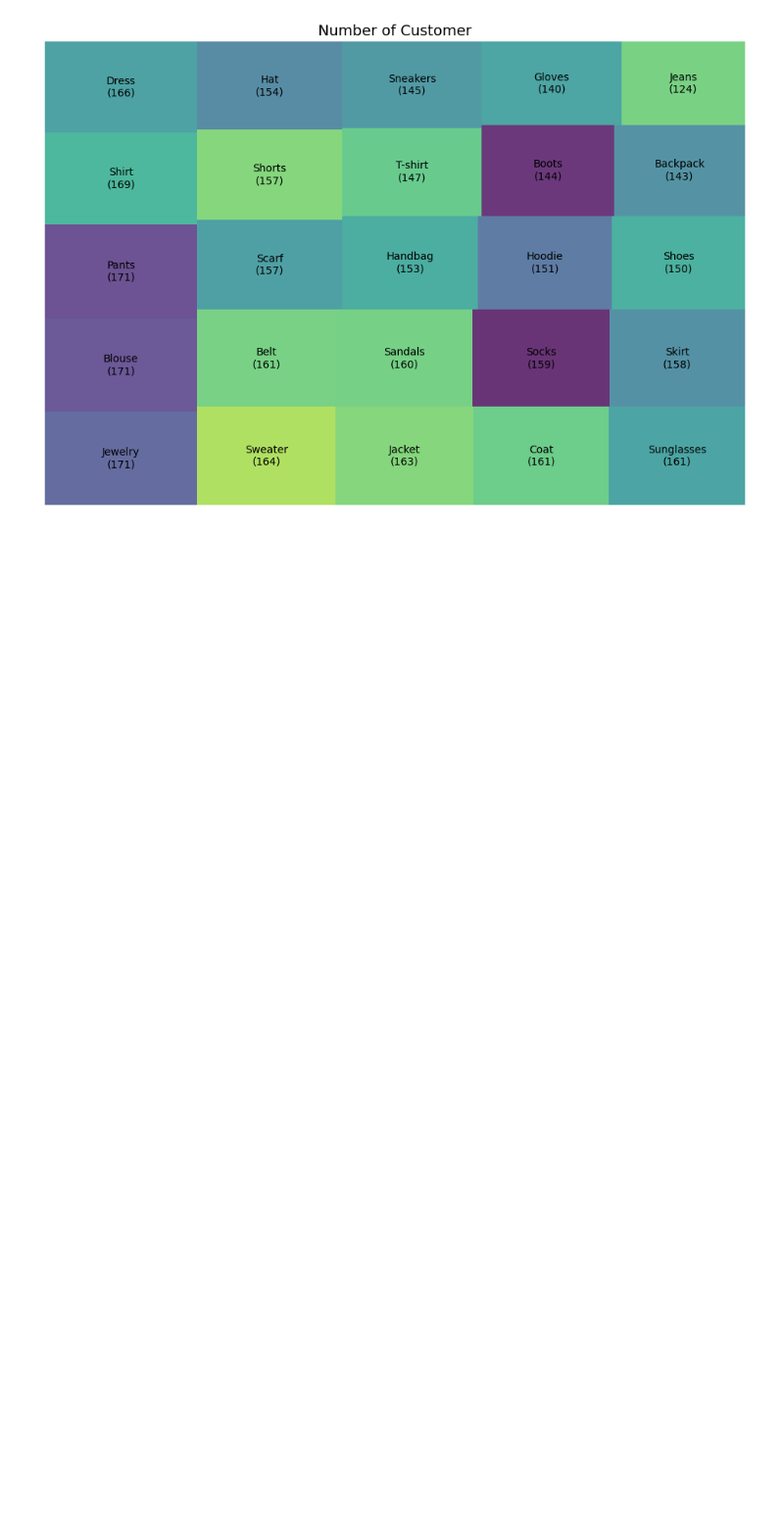
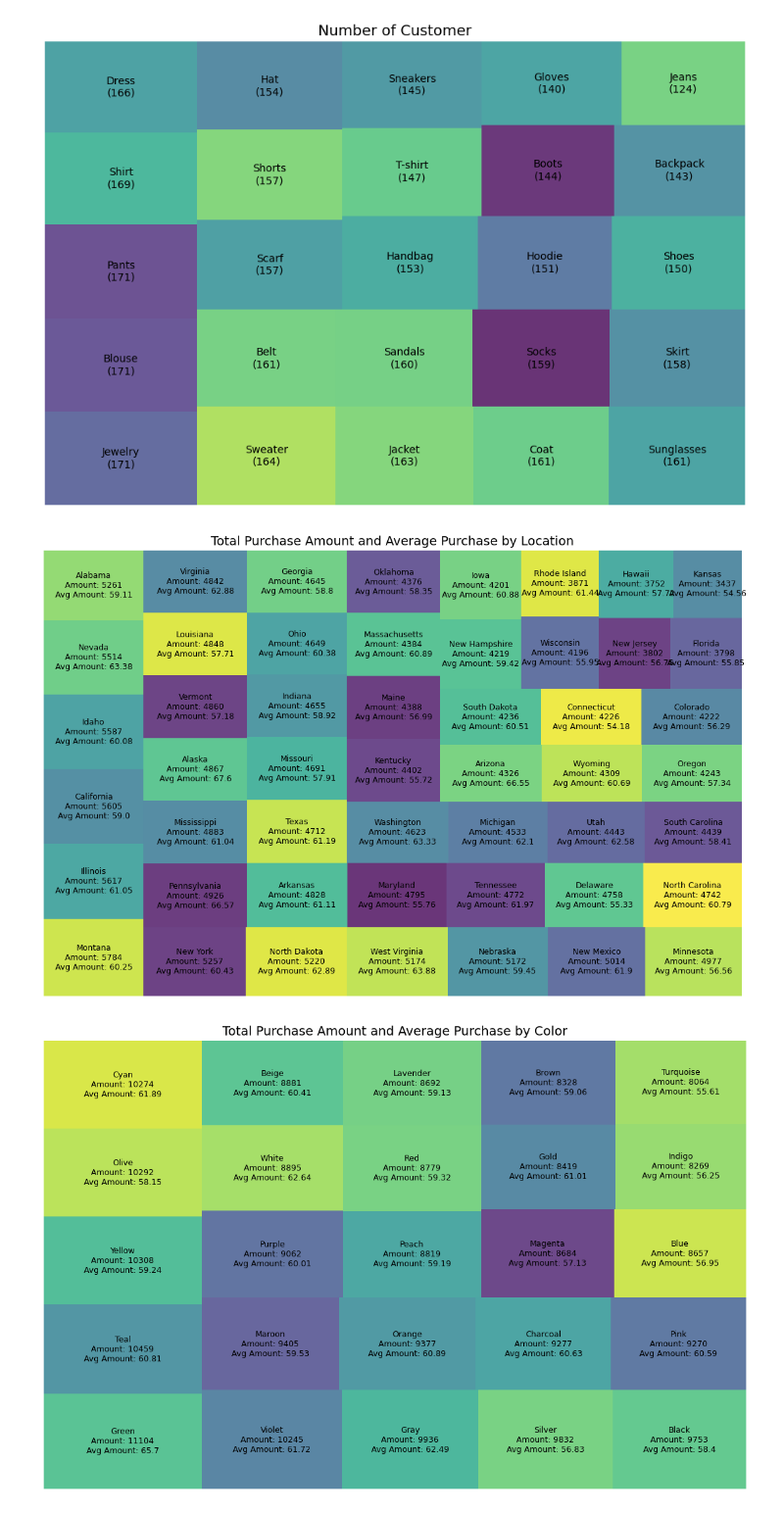
Before and after one commit to FlazeFy2/DS-Customer_Shopping, a Jupyter notebook: exploratory data analysis-tree.ipynb, the cells around one changed output. Shown: that part at 98% size. Drawn from its saved outputs; the diff is of its cells as text; code cells hidden in the pictures; blank space fills up the shorter version.

Commit message:
[DS] Exploratory Data Analysis (EDA) - Tree Map Total Purchase & Average Amount Per Context

```diff
--- a/exploratory data analysis-tree.ipynb
+++ b/exploratory data analysis-tree.ipynb
@@ -29,3 +29,49 @@ for dt in context_col:
 [figure]
 [figure]
 [figure]
+# %%
+import pandas as pd
+import matplotlib.pyplot as plt
+import squarify
+
+# Exploratory Data Analysis (EDA) - Tree Map Total Purchase & Average Amount Per Context
+# Dataset
+data = pd.read_csv("shopping_trends.csv")
+
+# Context Columns
+context_col = ['Location', 'Color', 'Item Purchased']
+
+# Loop through each context column
+for dt in context_col:
+    # Calculate the sum of Purchase Amount per context
+    total_context = data.groupby(dt)['Purchase Amount (USD)'].sum().reset_index()
+    total_context.rename(columns={'Purchase Amount (USD)': 'Total Purchase Amount'}, inplace=True)
+
+    # Calculate the count of purchases per context (number of purchases)
+    total_purchase = data.groupby(dt)['Purchase Amount (USD)'].count().reset_index()
+    total_purchase.rename(columns={'Purchase Amount (USD)': 'Number of Purchases'}, inplace=True)
+
+    # Merge both datasets on the context column (e.g., Location, Color, Item Purchased)
+    merged_data = total_context.merge(total_purchase, on=dt)
+
+    # Calculate average purchase amount (Total Purchase Amount divided by Number of Purchases)
+    merged_data['Avg Purchase Amount'] = (merged_data['Total Purchase Amount'] / merged_data['Number of Purchases']).round(2)
+
+    # Sort by Total Purchase Amount in descending order
+    merged_data = merged_data.sort_values(by='Total Purchase Amount', ascending=False)
+
+    # Extract sizes and labels for the Tree Map
+    sizes = merged_data['Total Purchase Amount']
+    labels = merged_data.apply(lambda x: f"{x[dt]}\nAmount: {x['Total Purchase Amount']}\nAvg Amount: {x['Avg Purchase Amount']}", axis=1)
+
+    # Plot Tree Map
+    plt.figure(figsize=(14, 9))
+    ax = squarify.plot(sizes=sizes, label=labels, alpha=0.8)
+    for label in ax.texts:
+        label.set_fontsize(9)
+    plt.title(f"Total Purchase Amount and Average Purchase by {dt}", fontsize=14)
+    plt.axis('off')
+    plt.show()
+# %% [output]
+[figure, added]
+[figure, added]
```
Also changed, not shown: parts of 1 cell of this notebook.
